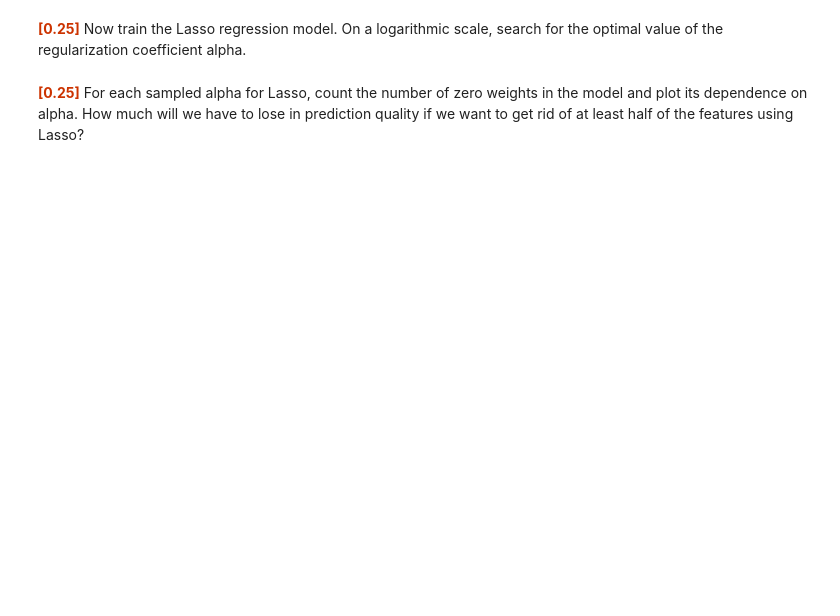
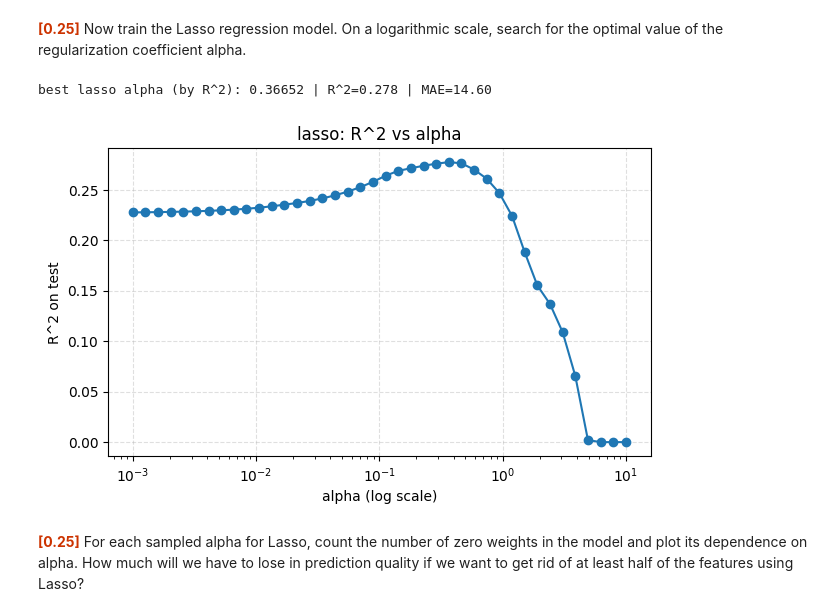
Before and after one commit to vlada-kazantsevaa/homeworks, a Jupyter notebook: Homeworks/hw-2/HW_2_(Regression).ipynb, the cells around one changed output. Cells and saved outputs as stored; diff of their text form; code cells hidden in the pictures; blank space fills up the shorter version.

```diff
--- a/Homeworks/hw-2/HW_2_(Regression).ipynb
+++ b/Homeworks/hw-2/HW_2_(Regression).ipynb
@@ -288,2 +420,27 @@ Shape: (400, 14)
+# %%
+from sklearn.linear_model import Lasso
+
+# логарифмическая сетка
+alphas = np.logspace(-3, 1, 40)
+r2_scores, maes = [], []
+
+for a in alphas:
+    model = Lasso(alpha=a, max_iter=10000, random_state=42)
+    model.fit(X_train, y_train)
+    y_pred = model.predict(X_test)
+    r2_scores.append(r2_score(y_test, y_pred))
+    maes.append(mean_absolute_error(y_test, y_pred))
+
+best_idx = int(np.argmax(r2_scores))
+best_alpha_lasso = alphas[best_idx]
+print(f"best lasso alpha (by R^2): {best_alpha_lasso:.5f} | R^2={r2_scores[best_idx]:.3f} | MAE={maes[best_idx]:.2f}")
+
+plt.figure(figsize=(7,4))
+plt.semilogx(alphas, r2_scores, marker="o")
+plt.xlabel("alpha (log scale)"); plt.ylabel("R^2 on test"); plt.title("lasso: R^2 vs alpha"); plt.grid(True, ls="--", alpha=0.4)
+plt.show()
+# %% [output]
+best lasso alpha (by R^2): 0.36652 | R^2=0.278 | MAE=14.60
+[figure, added]
 # %% [markdown]
 <font color=#c30>**[0.25]**</font> For each sampled alpha for Lasso, count the number of zero weights in the model and plot its dependence on alpha. How much will we have to lose in prediction quality if we want to get rid of at least half of the features using Lasso?
```
Also changed, not shown: parts of 28 cells of this notebook.
